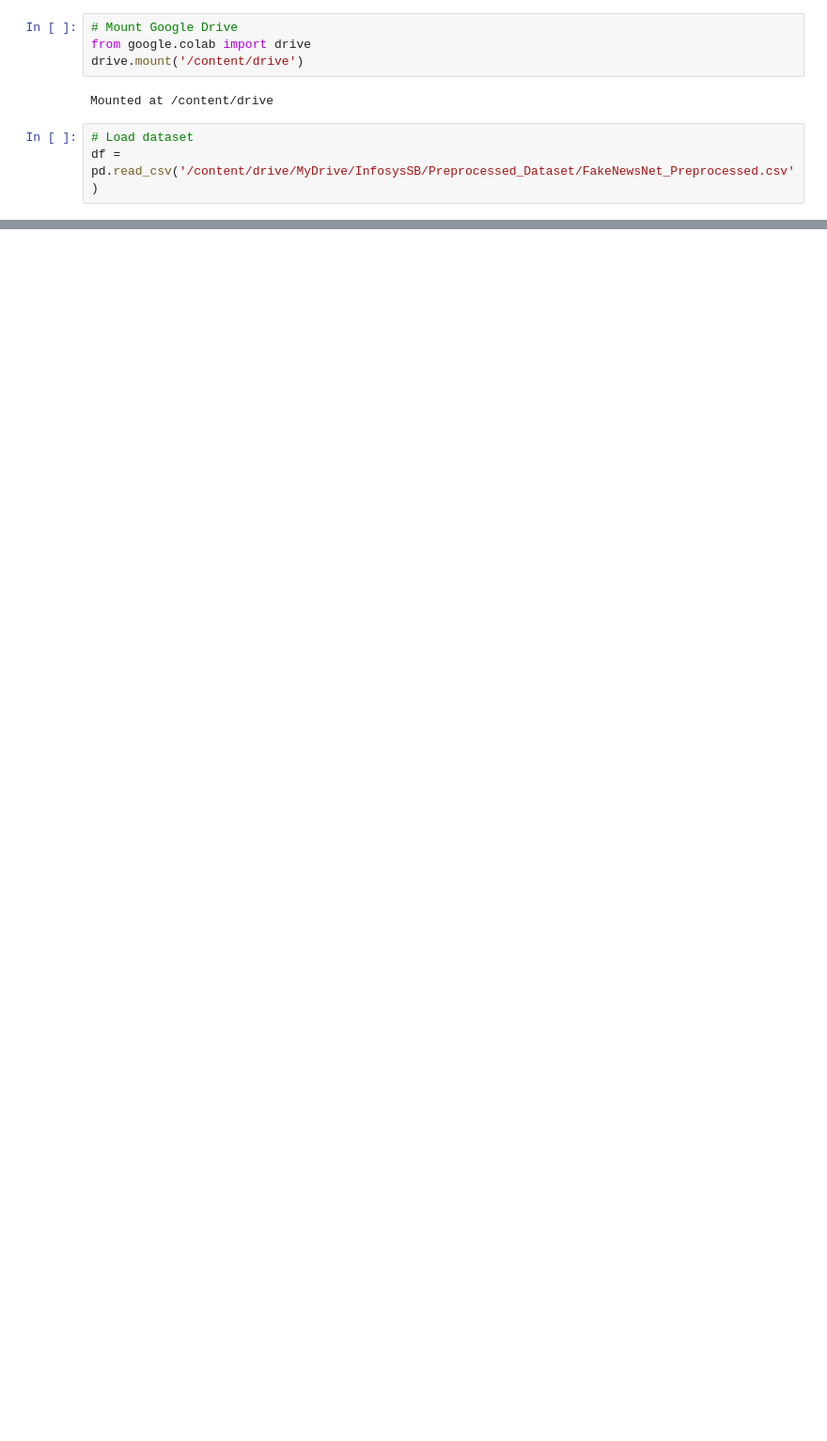
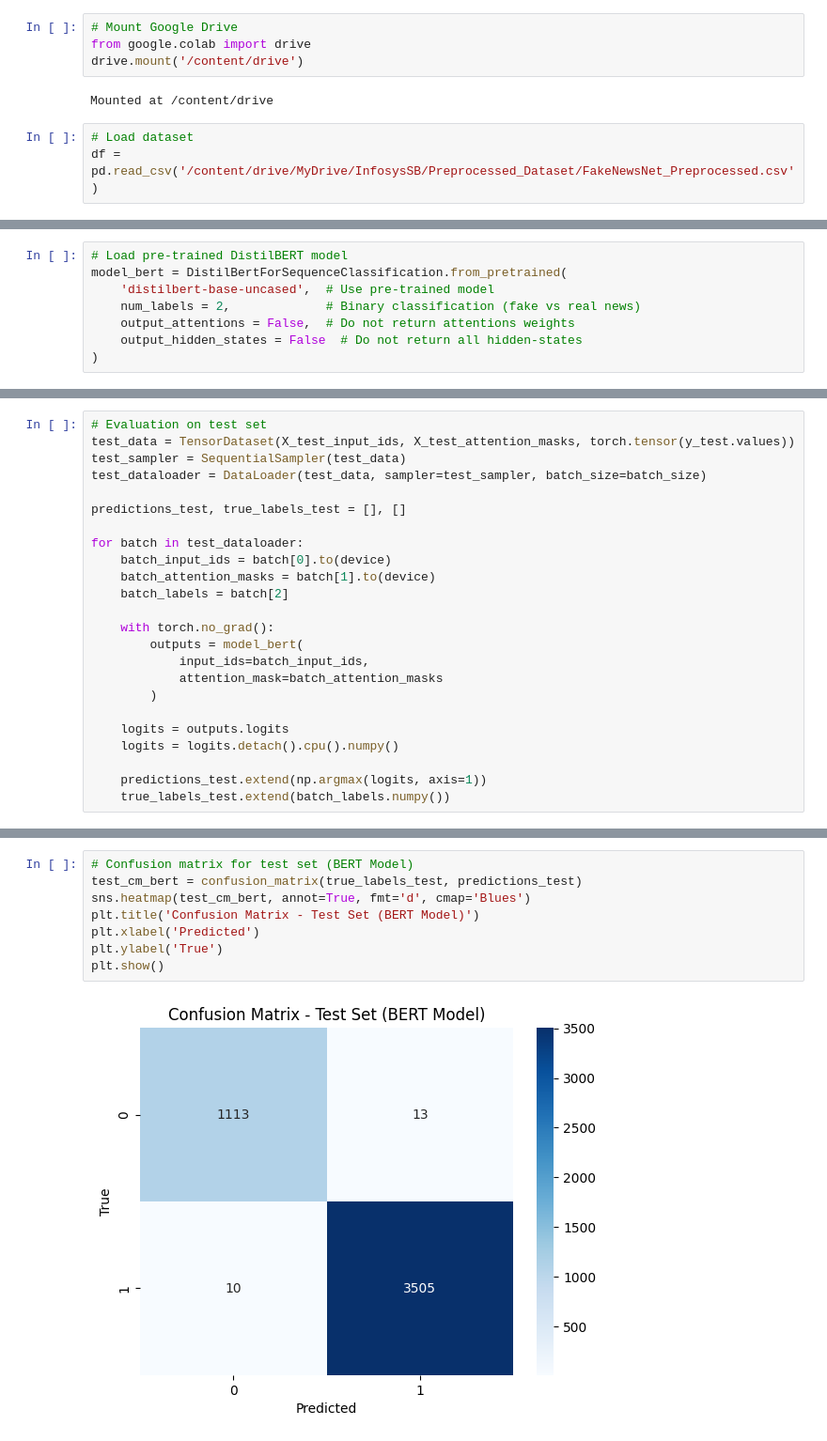
Before and after one commit to Sudheer-Kumar124/FakeNews_Detection, a Jupyter notebook: BERT_Model.ipynb, the cells around one changed output, grey strips where cells are left out. Shown at 94% size. Cells and saved outputs as stored; diff of their text form; blank space fills up the shorter version.

```diff
--- a/BERT_Model.ipynb
+++ b/BERT_Model.ipynb
@@ -170,0 +170,8 @@ Validation results: {'eval_loss': 0.5529506206512451, 'eval_accuracy': 0.8459879
+# %%
+# Load pre-trained DistilBERT model
+model_bert = DistilBertForSequenceClassification.from_pretrained(
+    'distilbert-base-uncased',  # Use pre-trained model
+    num_labels = 2,             # Binary classification (fake vs real news)
+    output_attentions = False,  # Do not return attentions weights
+    output_hidden_states = False  # Do not return all hidden-states
+)
@@ -217,0 +297,24 @@ Prediction for custom input: Fake
+# %%
+# Evaluation on test set
+test_data = TensorDataset(X_test_input_ids, X_test_attention_masks, torch.tensor(y_test.values))
+test_sampler = SequentialSampler(test_data)
+test_dataloader = DataLoader(test_data, sampler=test_sampler, batch_size=batch_size)
+
+predictions_test, true_labels_test = [], []
+
+for batch in test_dataloader:
+    batch_input_ids = batch[0].to(device)
+    batch_attention_masks = batch[1].to(device)
+    batch_labels = batch[2]
+
+    with torch.no_grad():
+        outputs = model_bert(
+            input_ids=batch_input_ids,
+            attention_mask=batch_attention_masks
+        )
+
+    logits = outputs.logits
+    logits = logits.detach().cpu().numpy()
+
+    predictions_test.extend(np.argmax(logits, axis=1))
+    true_labels_test.extend(batch_labels.numpy())
@@ -217,0 +336,10 @@ Prediction for custom input: Fake
+# %%
+# Confusion matrix for test set (BERT Model)
+test_cm_bert = confusion_matrix(true_labels_test, predictions_test)
+sns.heatmap(test_cm_bert, annot=True, fmt='d', cmap='Blues')
+plt.title('Confusion Matrix - Test Set (BERT Model)')
+plt.xlabel('Predicted')
+plt.ylabel('True')
+plt.show()
+# %% [output]
+[figure, added]
```
Also changed, not shown: parts of 26 cells of this notebook, 4 other files.
